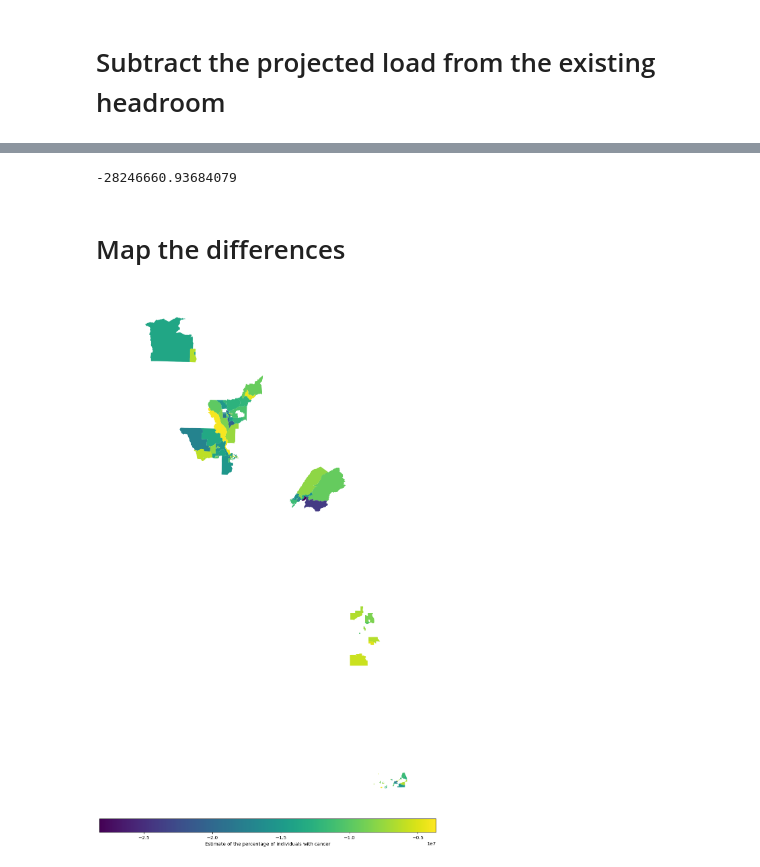
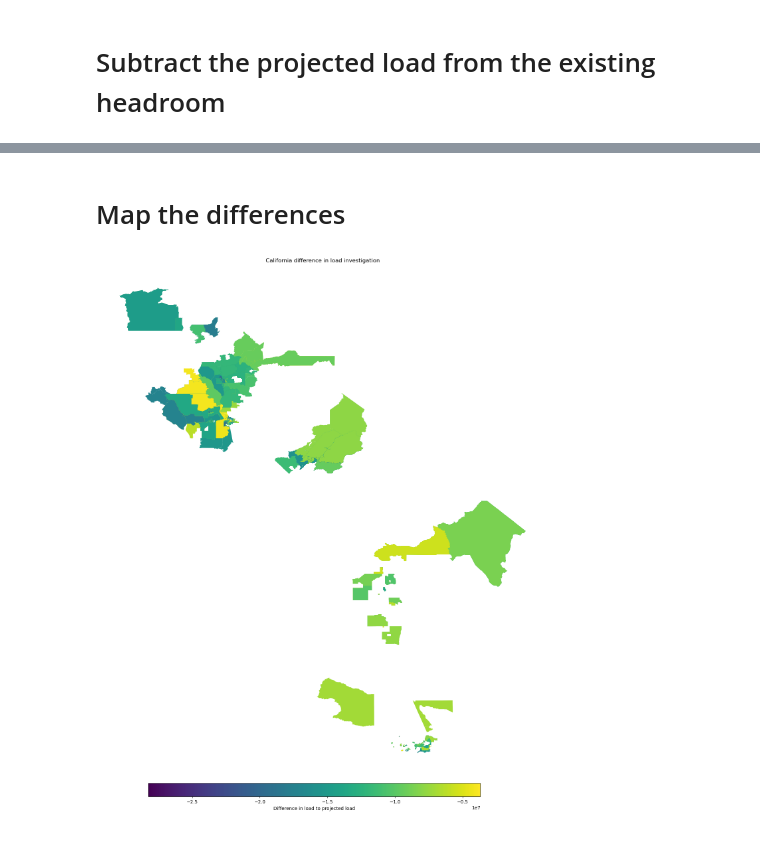
Before and after one commit to ElectriGrid/projected-load-analysis, a Jupyter notebook: headroom_vs_projected.ipynb, the cells around one changed output, grey strips where cells are left out. Drawn from its saved outputs; the diff is of its cells as text; code cells hidden in the pictures.

Commit message:
Trouble shoot the differences in the GEOIDS

```diff
--- a/headroom_vs_projected.ipynb
+++ b/headroom_vs_projected.ipynb
@@ -153,8 +177,23 @@ sce_hostcap
+# %%
+# join the census and projected load dataframe so that it contains the geometry
+projected_load = pd.merge(projected_load, census2020, how = "inner", left_on = 'tract_id', right_on = 'GEOID')
+# %%
+# set the geometry
+projected_load = projected_load.set_geometry('geometry')
+
+# set the crs
+projected_load = projected_load.to_crs('EPSG:6933')
 # %% [markdown]
 # Subtract the projected load from the existing headroom
+# %%
+# adjust the crs of sce_hostcap
+sce_hostcap = sce_hostcap.to_crs('EPSG:6933')
+
+# make sure the crs match
+assert sce_hostcap.crs == projected_load.crs
 # %%
 # join the two dataframes
-join = pd.merge(sce_hostcap, load_projected, how = "inner", left_on = 'GEOID', right_on = 'tract_id')
+join = gpd.sjoin(sce_hostcap, projected_load, how = "inner", predicate = 'intersects')
 # %%
 # view the shape of the joined dataframe
 join.shape
@@ -178,22 +218,19 @@ join['diff_proj_load'] = join['total_DER'] - join['annual_net_high']
 min_diff = join['diff_proj_load'].min()
 max_diff = join['diff_proj_load'].max()
-# %%
-min_diff
-# %% [output]
--28246660.93684079
 # %% [markdown]
 # Map the differences
 # %%
 fig, ax = plt.subplots(figsize = (20, 20))
 ax.axis('off')
 
 join.plot('diff_proj_load',
           ax = ax)
+plt.title('California difference in load investigation')
 
 # Add shared colorbar at the bottom
 sm = plt.cm.ScalarMappable( norm=plt.Normalize(vmin= min_diff, vmax=max_diff))
 cbar_ax = fig.add_axes([0.25, 0.08, 0.5, 0.02])  # [left, bottom, width, height]
 cbar = fig.colorbar(sm, cax=cbar_ax, orientation='horizontal')
-cbar.set_label('Difference in load to ')
+cbar.set_label('Difference in load to projected load')
 # %% [output]
-[figure, old version]
+[figure, new version]
```
Also changed, not shown: parts of 21 cells of this notebook.
